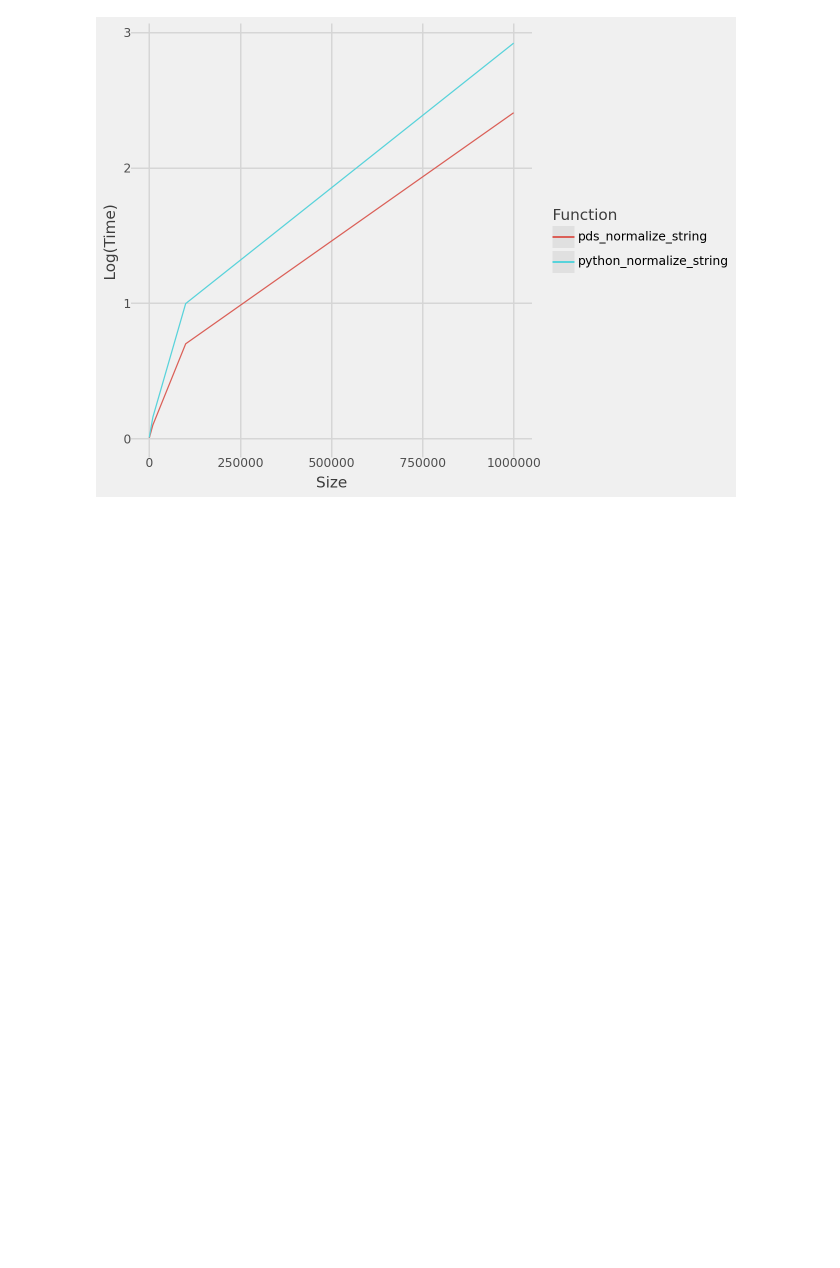
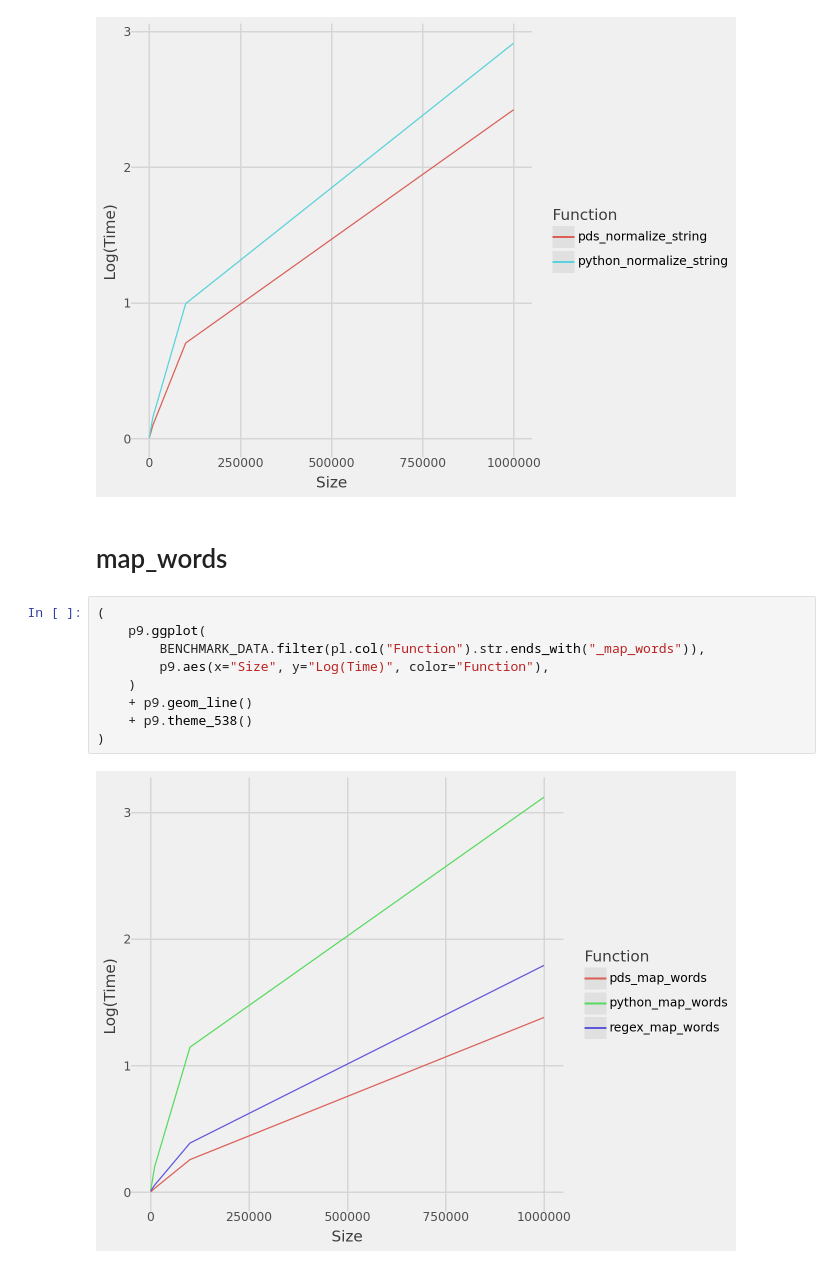
Before and after one commit to abstractqqq/polars_ds_extension, a Jupyter notebook: benchmarks/analyze_benchmarks.ipynb, the cells around one changed output. Saved outputs shown, nothing was run; the diff lists cells and outputs as text; blank space fills up the shorter version.

Commit message:
add map_words

```diff
--- a/benchmarks/analyze_benchmarks.ipynb
+++ b/benchmarks/analyze_benchmarks.ipynb
@@ -46,3 +46,16 @@ replace_non_ascii replaces non-ascii characters with a specified value. It conta
 )
 # %% [output]
 [figure]
+# %% [markdown]
+# map_words
+# %%
+(
+    p9.ggplot(
+        BENCHMARK_DATA.filter(pl.col("Function").str.ends_with("_map_words")),
+        p9.aes(x="Size", y="Log(Time)", color="Function"),
+    )
+    + p9.geom_line()
+    + p9.theme_538()
+)
+# %% [output]
+[figure, added]
```
Also changed, not shown: 4 other files.
